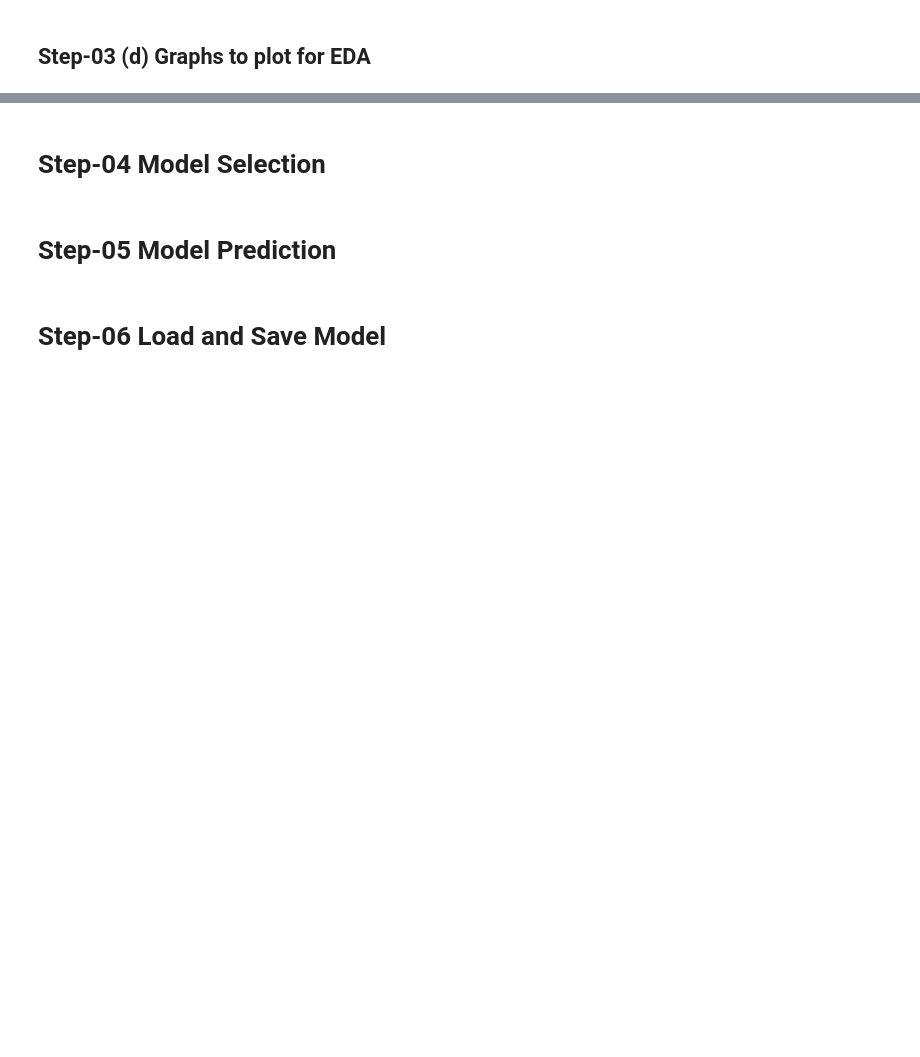
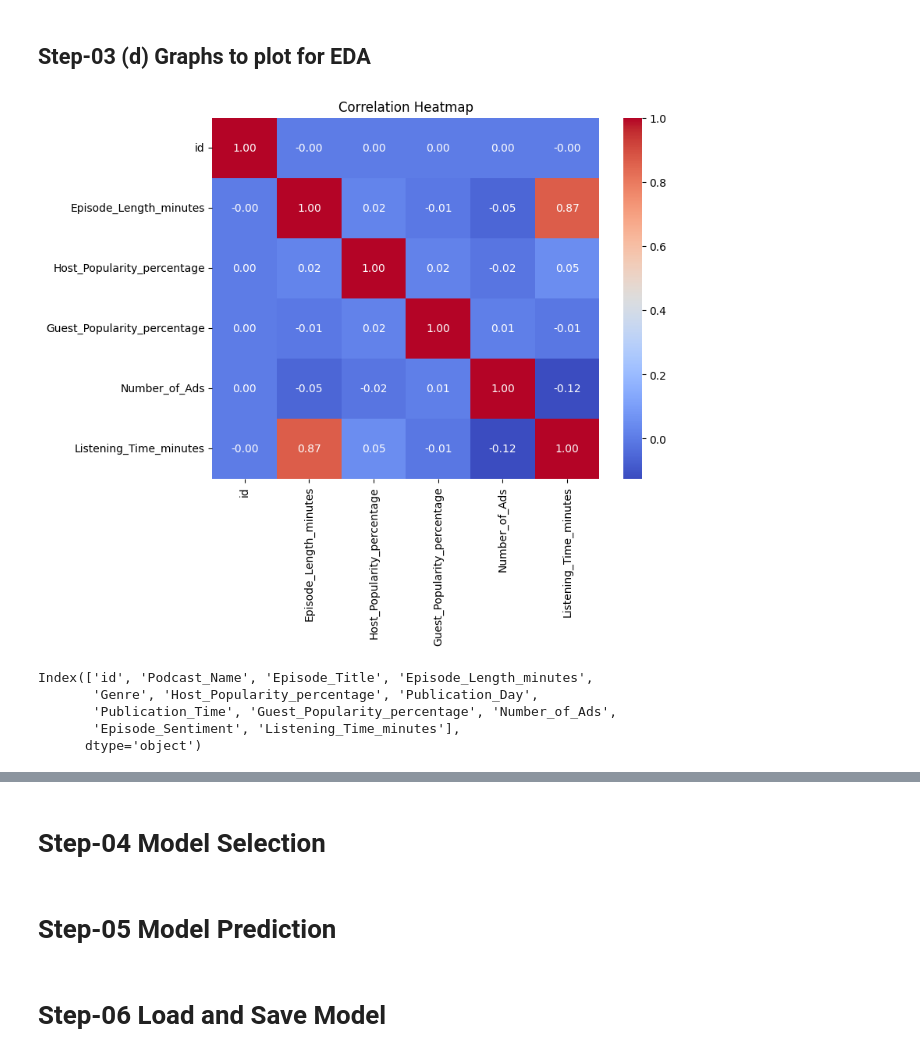
Before and after one commit to sobiahashmi/Predict-Podcast-Listening-Time, a Jupyter notebook: predict_listening_time.ipynb, the cells around one changed output, grey strips where cells are left out. Cells and saved outputs as stored; diff of their text form; code cells hidden in the pictures; blank space fills up the shorter version.

```diff
--- a/predict_listening_time.ipynb
+++ b/predict_listening_time.ipynb
@@ -345,10 +346,10 @@ for col in numeric_cols:
 - It’s not interpretable or adds noise to the model.
 - One-hot encoding would create 48 columns, which may overfit or slow down training.
 # %%
-df_train.drop(['Episode_Title'], axis = 1, inplace = True)
+df_train_clean.drop(['Episode_Title'], axis = 1, inplace = True)
 df_test.drop(['Episode_Title'], axis = 1 , inplace = True)
 
-df_train =df_train.drop(['Podcast_Name'],axis=1)
+df_train_clean =df_train_clean.drop(['Podcast_Name'],axis=1)
 df_test = df_test.drop(['Podcast_Name'], axis=1)
 # %%
 df_test.columns
@@ -375,5 +376,5 @@ array([87606, 86256, 85059, 82461, 81453, 80521, 71416, 63385, 62743,
        49100], dtype=int64)
 # %%
-df_train = pd.get_dummies(df_train,columns=['Genre','Publication_Day','Publication_Time','Episode_Sentiment'])
+df_train_clean = pd.get_dummies(df_train_clean,columns=['Genre','Publication_Day','Publication_Time','Episode_Sentiment'])
 df_test = pd.get_dummies(df_test, columns=['Genre','Publication_Day','Publication_Time','Episode_Sentiment'])
 # %%
@@ -419,2 +434,19 @@ df_test.head()
 # %% [markdown]
 ## Step-03 (d) Graphs to plot for EDA
+# %%
+# Pairwise correlations of numeric features
+plt.figure(figsize=(8,6))
+corr = df_train_clean.select_dtypes(include=['int64','float64']).corr()
+sns.heatmap(corr, annot=True, fmt='.2f', cmap='coolwarm')
+plt.title('Correlation Heatmap')
+plt.show()
+# %% [output]
+[figure, added]
+# %%
+df_train.columns
+# %% [output]
+Index(['id', 'Podcast_Name', 'Episode_Title', 'Episode_Length_minutes',
+       'Genre', 'Host_Popularity_percentage', 'Publication_Day',
+       'Publication_Time', 'Guest_Popularity_percentage', 'Number_of_Ads',
+       'Episode_Sentiment', 'Listening_Time_minutes'],
+      dtype='object')
```
Also changed, not shown: parts of 12 cells of this notebook, 4 other files.
